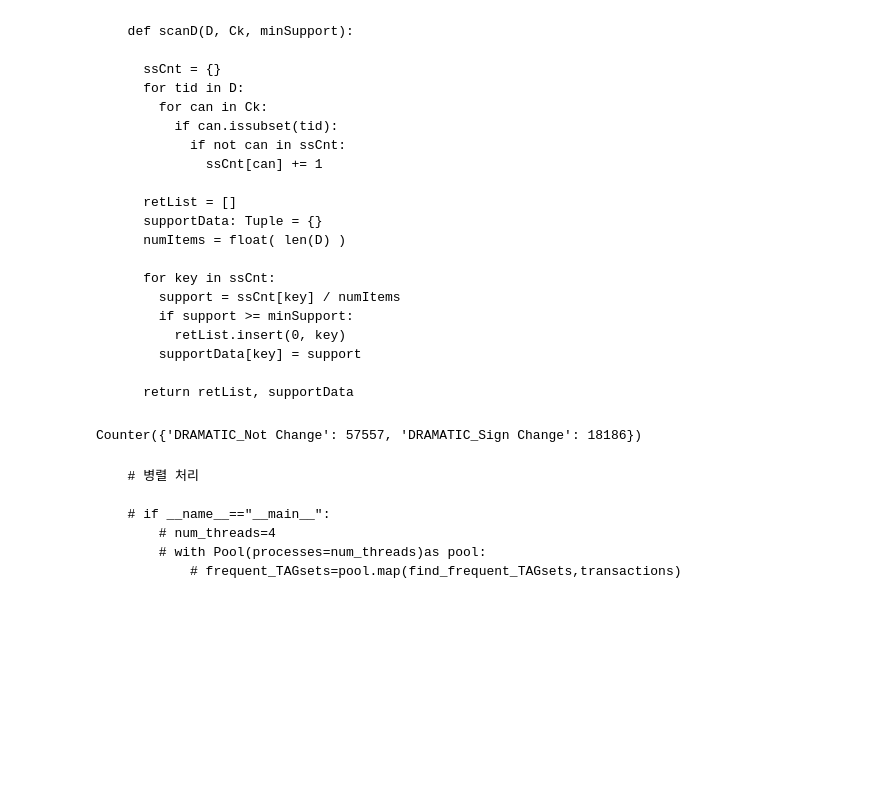
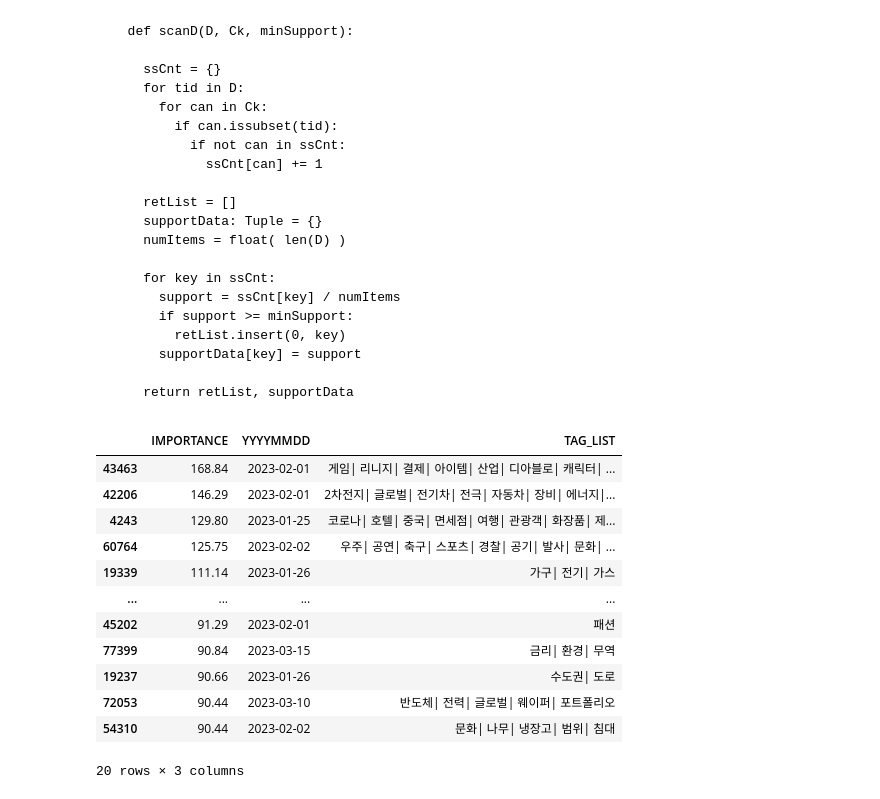
Before and after one commit to ksydata/MiraeAssetHackathon, a Jupyter notebook: [derivative_news_data]_2_AprioriRules.ipynb, the cells around one changed output. Drawn from its saved outputs; the diff is of its cells as text; code cells hidden in the pictures; blank space fills up the shorter version.

````diff
--- a/[derivative_news_data]_2_AprioriRules.ipynb
+++ b/[derivative_news_data]_2_AprioriRules.ipynb
@@ -168,47 +86,0 @@ merge_derivative_news_data_subset = merge_derivative_news_data_drop[["categorize
-# %%
-# Apriori Analysis
-# 여기서 전사ㅠ na.drop했는데 이러는거 보면 병렬처리 한 후 apriory 실행해야 할 듯 흑흑
-
-def find_frequent_TAGsets(transaction_subset: pd.DataFrame, transaction_tagset: pd.Series,
-                          minimum_support_threshold: float, minimum_confidence_threshold: float):
-    transaction_subset_encoder = TransactionEncoder()
-    transaction_tag_encoder = TransactionEncoder()
-
-    transaction_subset_array = transaction_subset_encoder.fit_transform(transaction_subset)
-    transaction_tag_array = transaction_tag_encoder.fit_transform(transaction_tagset)
-    # display(transaction_subset_array, transaction_tag_array)
-
-    transaction_subset_dataframe = pd.DataFrame(
-        data = transaction_subset_array, columns = transaction_subset_encoder.columns_)
-    transaction_tagset_dataframe = pd.DataFrame(
-        data = transaction_tag_array, columns = transaction_tag_encoder.columns_)
-    transaction_dataframe = pd.concat(
-        [transaction_subset_dataframe, transaction_tagset_dataframe],
-        axis = 1, ignore_index = False)
-
-  # 이 지지도 이하의 규칙들은 배제하는 threshold (임계점 or 한계치)를 설정
-    frequent_TAG_sets = apriori(
-        transaction_dataframe,
-        min_support = minimum_support_threshold,
-        use_colnames = True)
-
-  # apriori에 최소 지지도를 적용한 빈발원소집합, frequent_TAG_sets에서
-  # [metric][confidence] 품목 사이의 연관정 정도를 측정하기 위해 사용되는 지표
-  # [metric][lift] 두 사건이 서로 독립일 때와 비교해 얼마나 발생했는가에 대해 비율
-  # print(apriori.__doc__)
-    apriori_rules = association_rules(
-        frequent_TAG_sets, metric = "confidence", min_threshold = minimum_confidence_threshold)
-    return apriori_rules
-# %%
-Counter(merge_derivative_news_data_drop['categorize'])
-# %% [output]
-Counter({'DRAMATIC_Not Change': 57557, 'DRAMATIC_Sign Change': 18186})
-# %% [markdown]
-```
-  # 병렬 처리
-
-  # if __name__=="__main__":
-      # num_threads=4
-      # with Pool(processes=num_threads)as pool:
-          # frequent_TAGsets=pool.map(find_frequent_TAGsets,transactions)
-```
@@ -214,0 +161,19 @@ Counter({'DRAMATIC_Not Change': 57557, 'DRAMATIC_Sign Change': 18186})
+# %%
+financialApriori = AprioriRuleswithEvent(
+    file_path = "/content/drive/MyDrive/AfterLearnerProject/DataArchive/merge_derivative_news_data.csv")
+# %%
+financialApriori.compareEventDatetimewithNewsImportanceScore()
+# %% [output]
+|  | IMPORTANCE | YYYYMMDD | TAG_LIST |
+| 43463 | 168.84 | 2023-02-01 | 게임| 리니지| 결제| 아이템| 산업| 디아블로| 캐릭터| ... |
+| 42206 | 146.29 | 2023-02-01 | 2차전지| 글로벌| 전기차| 전극| 자동차| 장비| 에너지|... |
+| 4243 | 129.80 | 2023-01-25 | 코로나| 호텔| 중국| 면세점| 여행| 관광객| 화장품| 제... |
+| 60764 | 125.75 | 2023-02-02 | 우주| 공연| 축구| 스포츠| 경찰| 공기| 발사| 문화| ... |
+| 19339 | 111.14 | 2023-01-26 | 가구| 전기| 가스 |
+| ... | ... | ... | ... |
+| 45202 | 91.29 | 2023-02-01 | 패션 |
+| 77399 | 90.84 | 2023-03-15 | 금리| 환경| 무역 |
+| 19237 | 90.66 | 2023-01-26 | 수도권| 도로 |
+| 72053 | 90.44 | 2023-03-10 | 반도체| 전력| 글로벌| 웨이퍼| 포트폴리오 |
+| 54310 | 90.44 | 2023-02-02 | 문화| 나무| 냉장고| 범위| 침대 |
+20 rows × 3 columns
````
Also changed, not shown: parts of 26 cells of this notebook.
